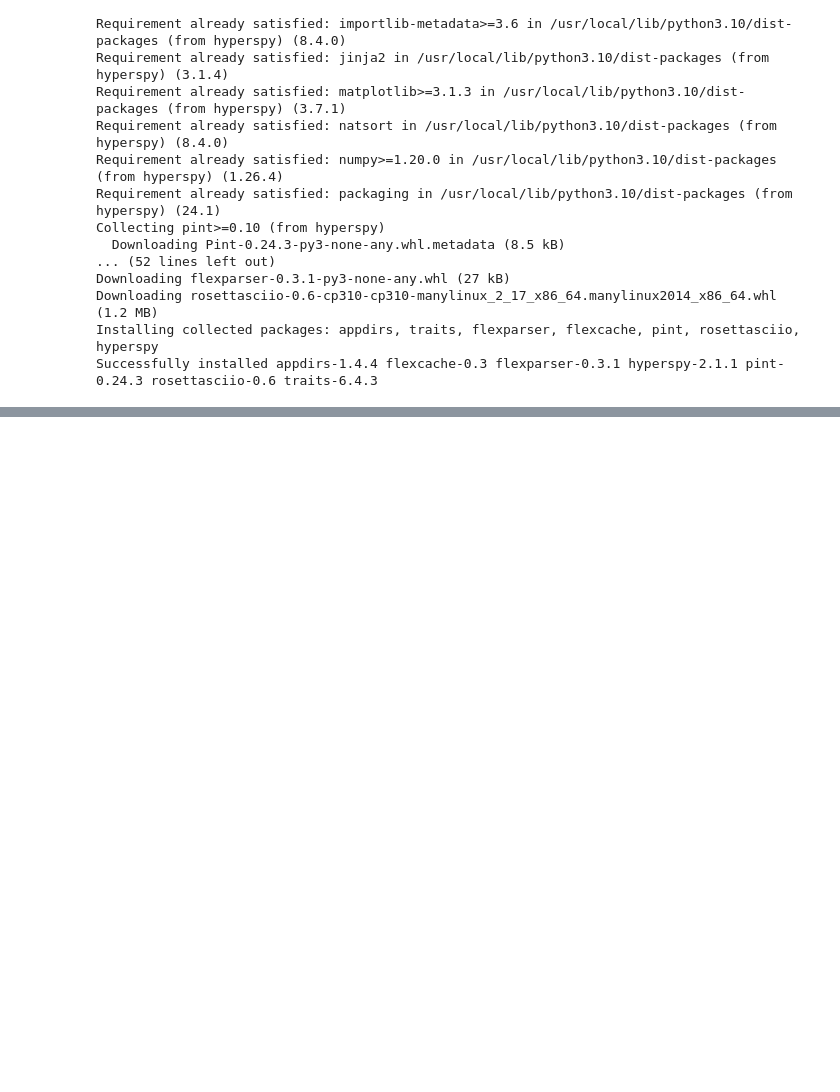
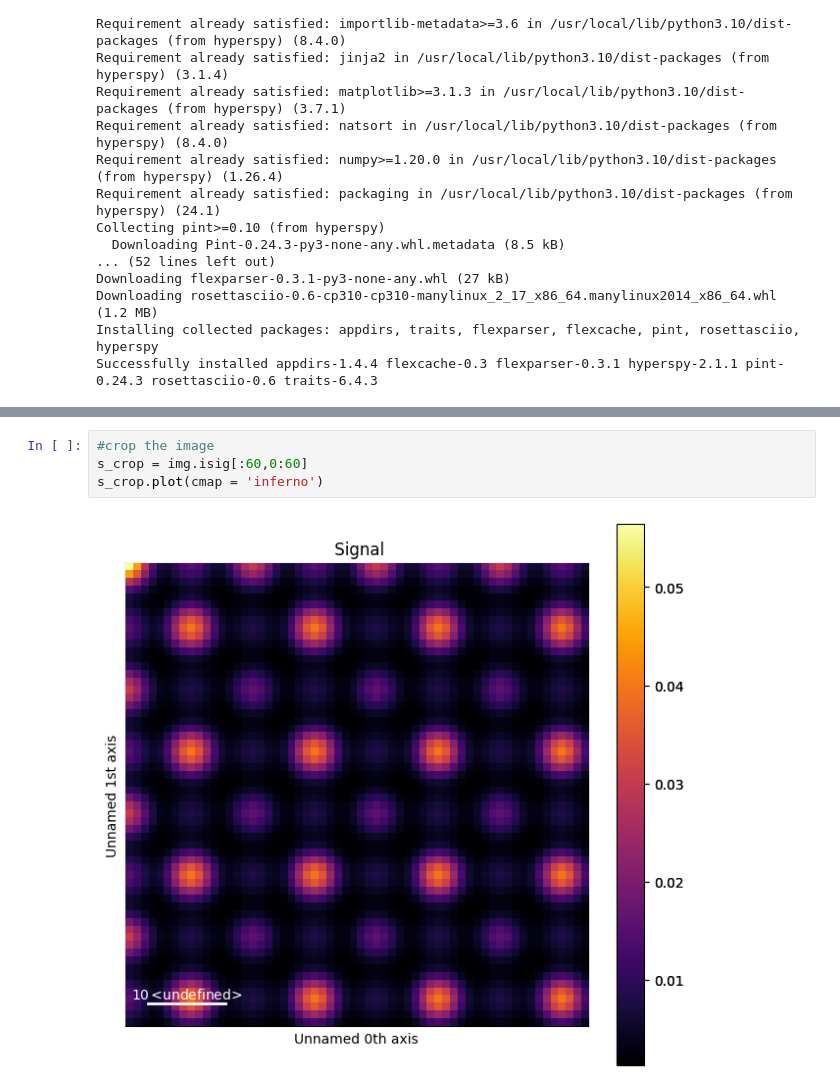
Before and after one commit to iceaiai/CS-team, a Jupyter notebook: September_9th.ipynb, the cells around one changed output, grey strips where cells are left out. Drawn from its saved outputs; the diff is of its cells as text; blank space fills up the shorter version.

```diff
--- a/September_9th.ipynb
+++ b/September_9th.ipynb
@@ -451,0 +407,6 @@ interactive(children=(IntSlider(value=90, description='Radius', max=485, min=1),
+# %%
+#crop the image
+s_crop = img.isig[:60,0:60]
+s_crop.plot(cmap = 'inferno')
+# %% [output]
+[figure, added]
```
Also changed, not shown: parts of 41 cells of this notebook.
